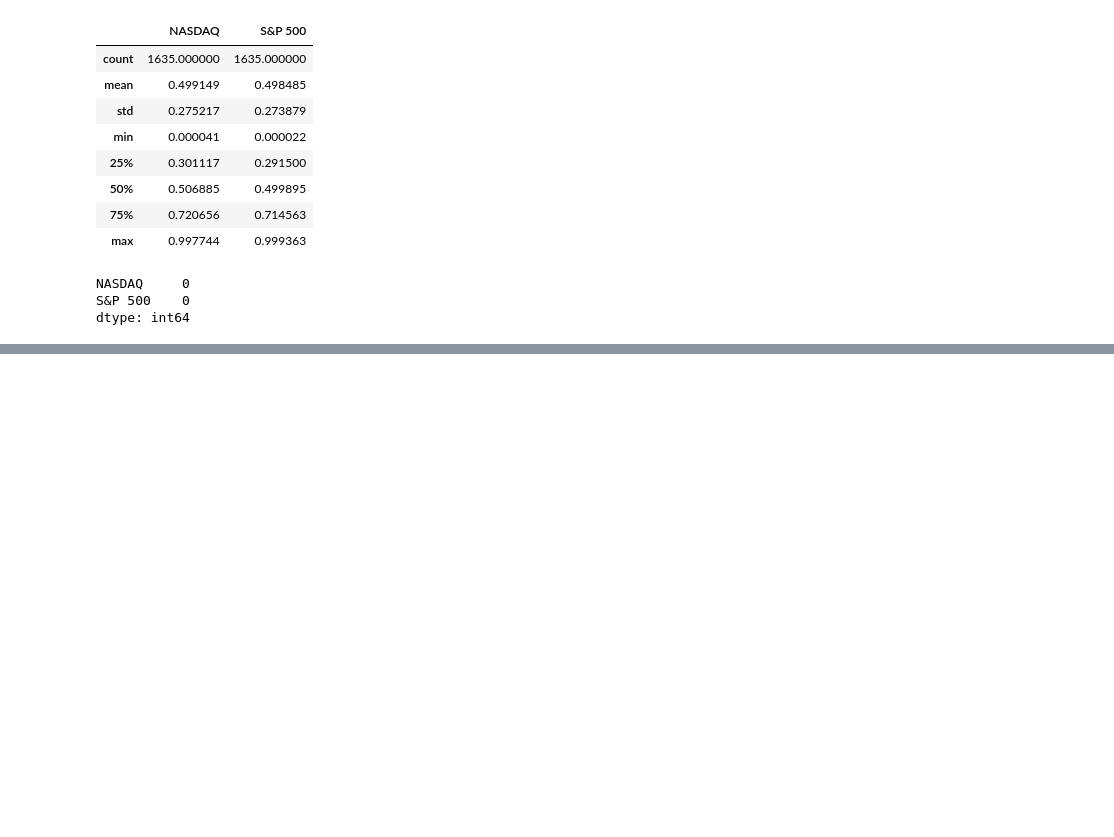
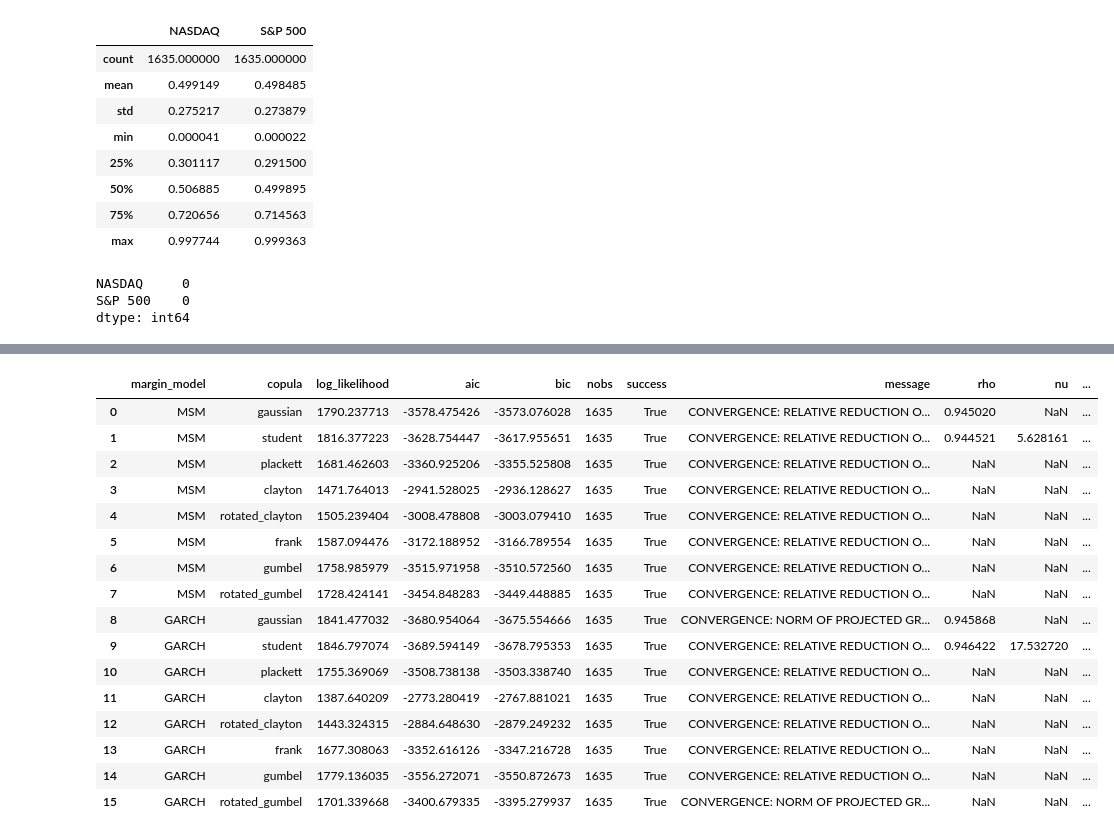
Before and after one commit to nathanli11/Forecasting_market_risk-Copula_MSM_Approach, a Jupyter notebook: notebooks/replication_workflow.ipynb, the cells around one changed output, grey strips where cells are left out. Cells and saved outputs as stored; diff of their text form; code cells hidden in the pictures; blank space fills up the shorter version.

Commit message:
copulas added

```diff
--- a/notebooks/replication_workflow.ipynb
+++ b/notebooks/replication_workflow.ipynb
@@ -502,0 +556,16 @@ pit_garch.to_csv(PROCESSED_DATA_DIR / "pit_garch.csv")
+# %%
+pit_msm = pd.read_csv(
+    PROCESSED_DATA_DIR / "pit_msm_5.csv",
+    index_col="date",
+    parse_dates=True,
+)
+pit_msm_emp = pd.read_csv(
+    PROCESSED_DATA_DIR / "pit_msm_emp.csv",
+    index_col="date",
+    parse_dates=True,
+)
+pit_garch = pd.read_csv(
+    PROCESSED_DATA_DIR / "pit_garch.csv",
+    index_col="date",
+    parse_dates=True,
+)
@@ -502,0 +574,9 @@ pit_garch.to_csv(PROCESSED_DATA_DIR / "pit_garch.csv")
+# %%
+%%time
+
+copula_results = fit_copula_grid(
+    pit_by_model={
+        "MSM": pit_msm,
+        "GARCH": pit_garch,
+    }
+)
@@ -502,0 +586,21 @@ pit_garch.to_csv(PROCESSED_DATA_DIR / "pit_garch.csv")
+# %%
+copula_table = copula_results_table(copula_results)
+copula_table
+# %% [output]
+|  | margin_model | copula | log_likelihood | aic | bic | nobs | success | message | rho | nu | ... |
+| 0 | MSM | gaussian | 1790.237713 | -3578.475426 | -3573.076028 | 1635 | True | CONVERGENCE: RELATIVE REDUCTION O... | 0.945020 | NaN | ... |
+| 1 | MSM | student | 1816.377223 | -3628.754447 | -3617.955651 | 1635 | True | CONVERGENCE: RELATIVE REDUCTION O... | 0.944521 | 5.628161 | ... |
+| 2 | MSM | plackett | 1681.462603 | -3360.925206 | -3355.525808 | 1635 | True | CONVERGENCE: RELATIVE REDUCTION O... | NaN | NaN | ... |
+| 3 | MSM | clayton | 1471.764013 | -2941.528025 | -2936.128627 | 1635 | True | CONVERGENCE: RELATIVE REDUCTION O... | NaN | NaN | ... |
+| 4 | MSM | rotated_clayton | 1505.239404 | -3008.478808 | -3003.079410 | 1635 | True | CONVERGENCE: RELATIVE REDUCTION O... | NaN | NaN | ... |
+| 5 | MSM | frank | 1587.094476 | -3172.188952 | -3166.789554 | 1635 | True | CONVERGENCE: RELATIVE REDUCTION O... | NaN | NaN | ... |
+| 6 | MSM | gumbel | 1758.985979 | -3515.971958 | -3510.572560 | 1635 | True | CONVERGENCE: RELATIVE REDUCTION O... | NaN | NaN | ... |
+| 7 | MSM | rotated_gumbel | 1728.424141 | -3454.848283 | -3449.448885 | 1635 | True | CONVERGENCE: RELATIVE REDUCTION O... | NaN | NaN | ... |
+| 8 | GARCH | gaussian | 1841.477032 | -3680.954064 | -3675.554666 | 1635 | True | CONVERGENCE: NORM OF PROJECTED GR... | 0.945868 | NaN | ... |
+| 9 | GARCH | student | 1846.797074 | -3689.594149 | -3678.795353 | 1635 | True | CONVERGENCE: RELATIVE REDUCTION O... | 0.946422 | 17.532720 | ... |
+| 10 | GARCH | plackett | 1755.369069 | -3508.738138 | -3503.338740 | 1635 | True | CONVERGENCE: RELATIVE REDUCTION O... | NaN | NaN | ... |
+| 11 | GARCH | clayton | 1387.640209 | -2773.280419 | -2767.881021 | 1635 | True | CONVERGENCE: RELATIVE REDUCTION O... | NaN | NaN | ... |
+| 12 | GARCH | rotated_clayton | 1443.324315 | -2884.648630 | -2879.249232 | 1635 | True | CONVERGENCE: RELATIVE REDUCTION O... | NaN | NaN | ... |
+| 13 | GARCH | frank | 1677.308063 | -3352.616126 | -3347.216728 | 1635 | True | CONVERGENCE: RELATIVE REDUCTION O... | NaN | NaN | ... |
+| 14 | GARCH | gumbel | 1779.136035 | -3556.272071 | -3550.872673 | 1635 | True | CONVERGENCE: RELATIVE REDUCTION O... | NaN | NaN | ... |
+| 15 | GARCH | rotated_gumbel | 1701.339668 | -3400.679335 | -3395.279937 | 1635 | True | CONVERGENCE: NORM OF PROJECTED GR... | NaN | NaN | ... |
```
Also changed, not shown: parts of 18 cells of this notebook, 7 other files.
